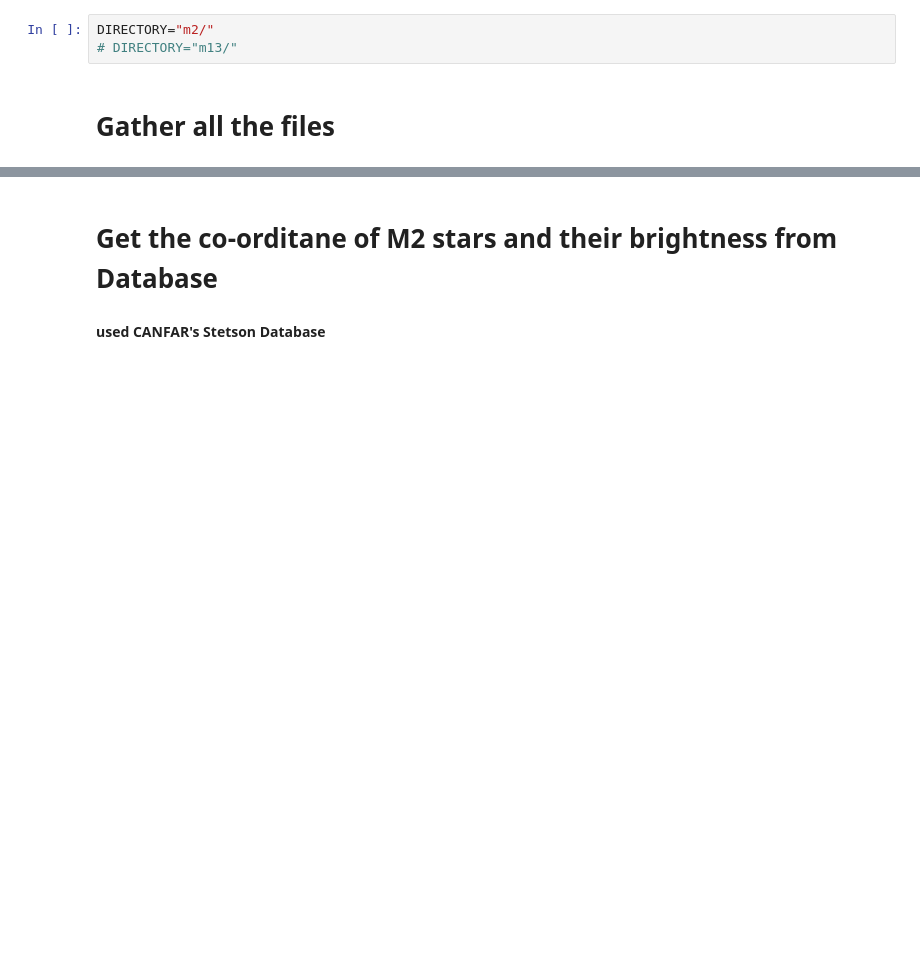
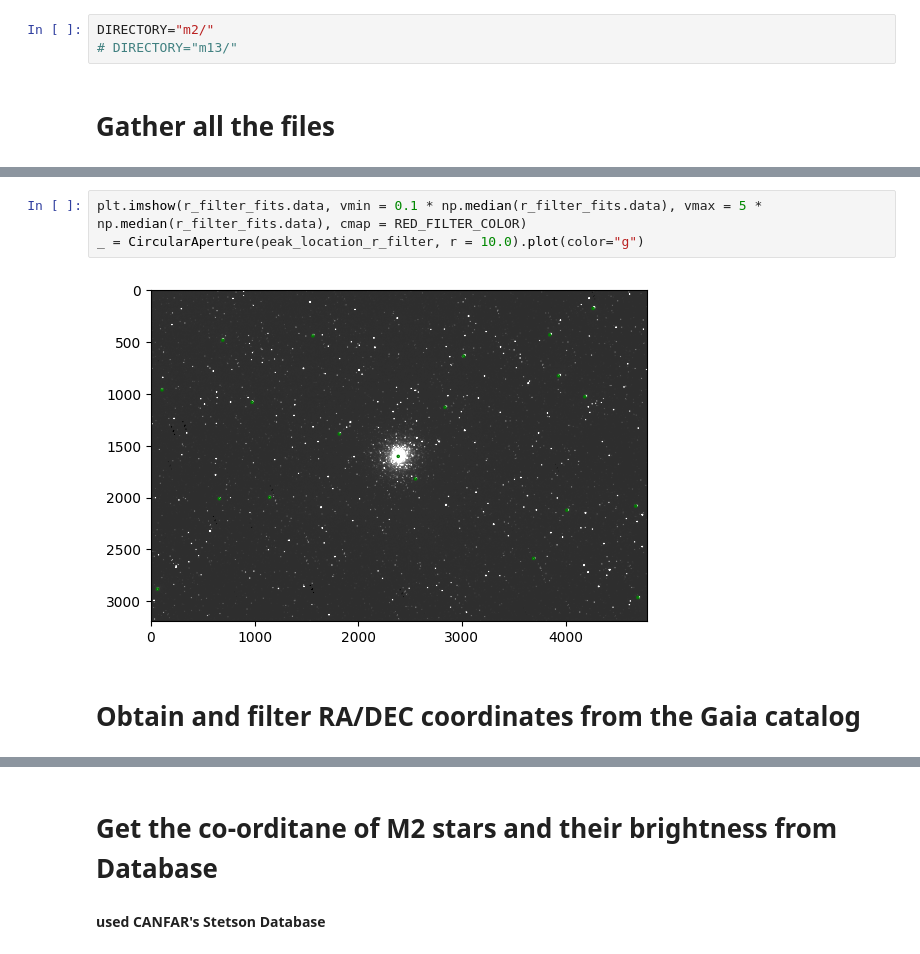
Before and after one commit to TheRealCass/Observing-M13, a Jupyter notebook: pipeline stage 2.ipynb, the cells around one changed output, grey strips where cells are left out. Cells and saved outputs as stored; diff of their text form; blank space fills up the shorter version.

```diff
--- a/pipeline stage 2.ipynb
+++ b/pipeline stage 2.ipynb
@@ -62,0 +75,7 @@ Detected 15 Red Filter images from Nov 5th 2024
+# %%
+plt.imshow(r_filter_fits.data, vmin = 0.1 * np.median(r_filter_fits.data), vmax = 5 * np.median(r_filter_fits.data), cmap = RED_FILTER_COLOR)
+_ = CircularAperture(peak_location_r_filter, r = 10.0).plot(color="g")
+# %% [output]
+[figure, added]
+# %% [markdown]
+# Obtain and filter RA/DEC coordinates from the Gaia catalog
```
Also changed, not shown: parts of 18 cells of this notebook.
